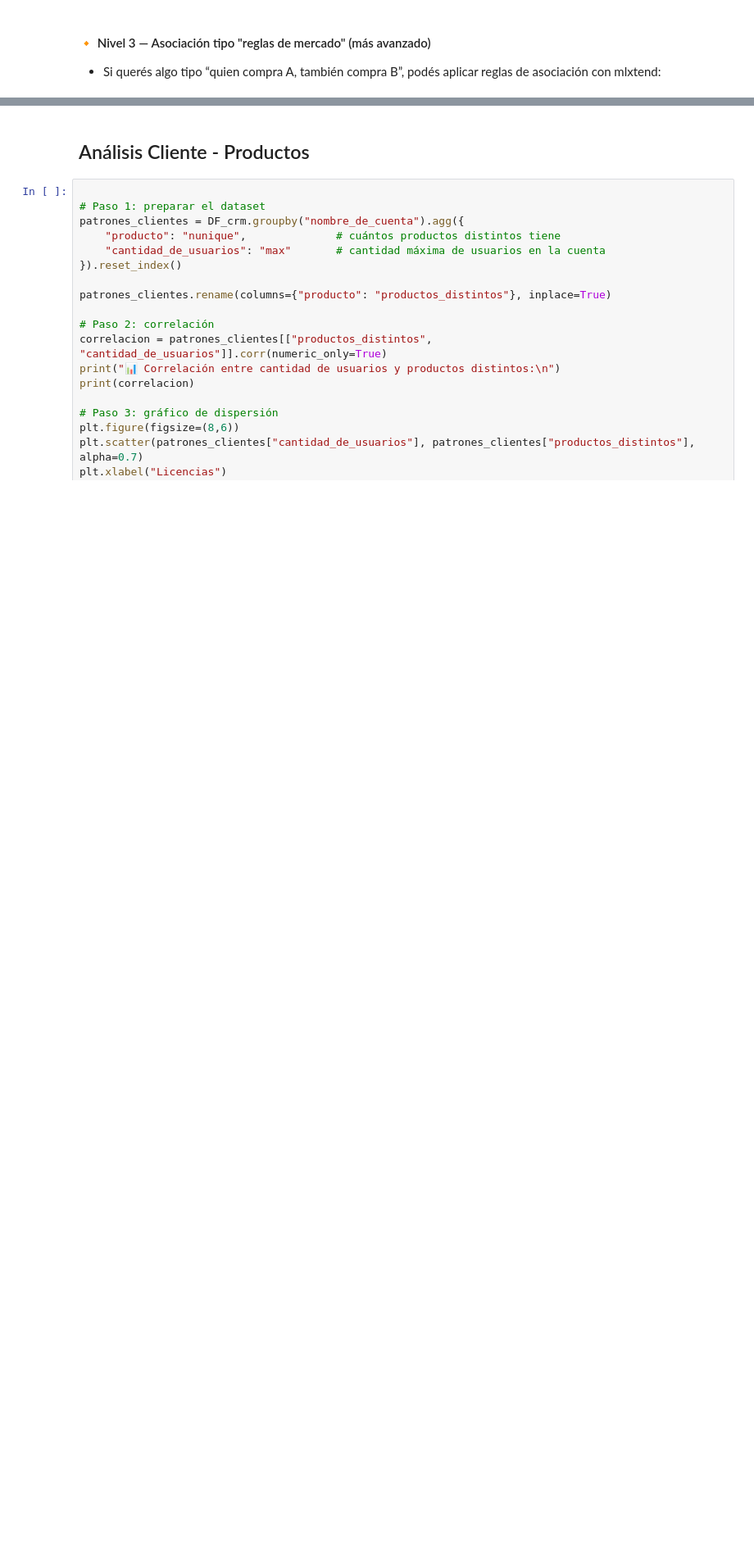
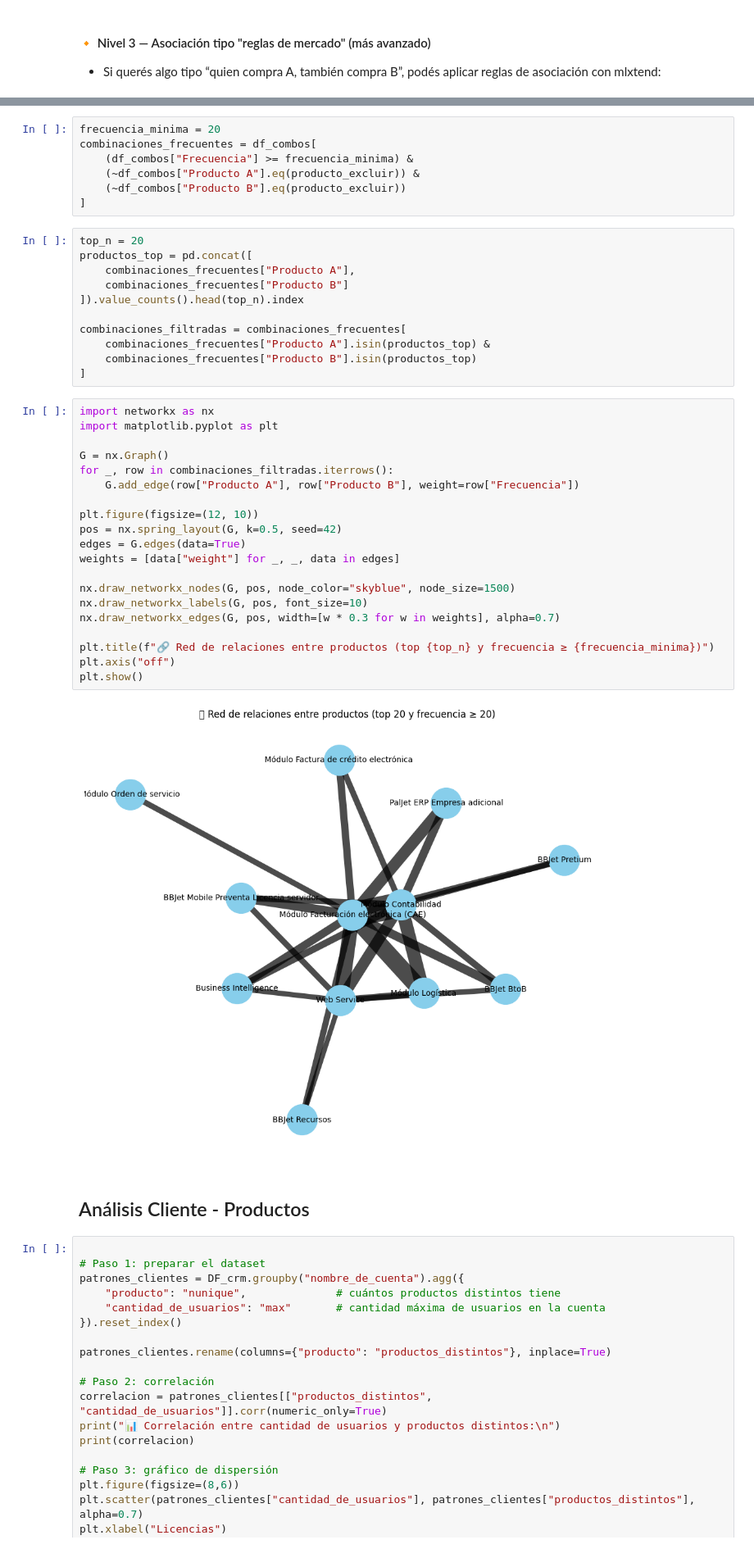
Before and after one commit to christiansaluzzo/Etsol_AnalisisClientes, a Jupyter notebook: análisis_clientes.ipynb, the cells around one changed output, grey strips where cells are left out. Shown at 82% size. Cells and saved outputs as stored; diff of their text form; blank space fills up the shorter version.

```diff
--- a/análisis_clientes.ipynb
+++ b/análisis_clientes.ipynb
@@ -760,3 +751,43 @@ plt.show()
+# %%
+frecuencia_minima = 20
+combinaciones_frecuentes = df_combos[
+    (df_combos["Frecuencia"] >= frecuencia_minima) &
+    (~df_combos["Producto A"].eq(producto_excluir)) &
+    (~df_combos["Producto B"].eq(producto_excluir))
+]
+# %%
+top_n = 20
+productos_top = pd.concat([
+    combinaciones_frecuentes["Producto A"],
+    combinaciones_frecuentes["Producto B"]
+]).value_counts().head(top_n).index
+
+combinaciones_filtradas = combinaciones_frecuentes[
+    combinaciones_frecuentes["Producto A"].isin(productos_top) &
+    combinaciones_frecuentes["Producto B"].isin(productos_top)
+]
+# %%
+import networkx as nx
+import matplotlib.pyplot as plt
+
+G = nx.Graph()
+for _, row in combinaciones_filtradas.iterrows():
+    G.add_edge(row["Producto A"], row["Producto B"], weight=row["Frecuencia"])
+
+plt.figure(figsize=(12, 10))
+pos = nx.spring_layout(G, k=0.5, seed=42)
+edges = G.edges(data=True)
+weights = [data["weight"] for _, _, data in edges]
+
+nx.draw_networkx_nodes(G, pos, node_color="skyblue", node_size=1500)
+nx.draw_networkx_labels(G, pos, font_size=10)
+nx.draw_networkx_edges(G, pos, width=[w * 0.3 for w in weights], alpha=0.7)
+
+plt.title(f"🔗 Red de relaciones entre productos (top {top_n} y frecuencia ≥ {frecuencia_minima})")
+plt.axis("off")
+plt.show()
+# %% [output]
+[figure, added]
 # %% [markdown]
 ## Análisis Cliente - Productos
 # %%
```
Also changed, not shown: parts of 44 cells of this notebook.
